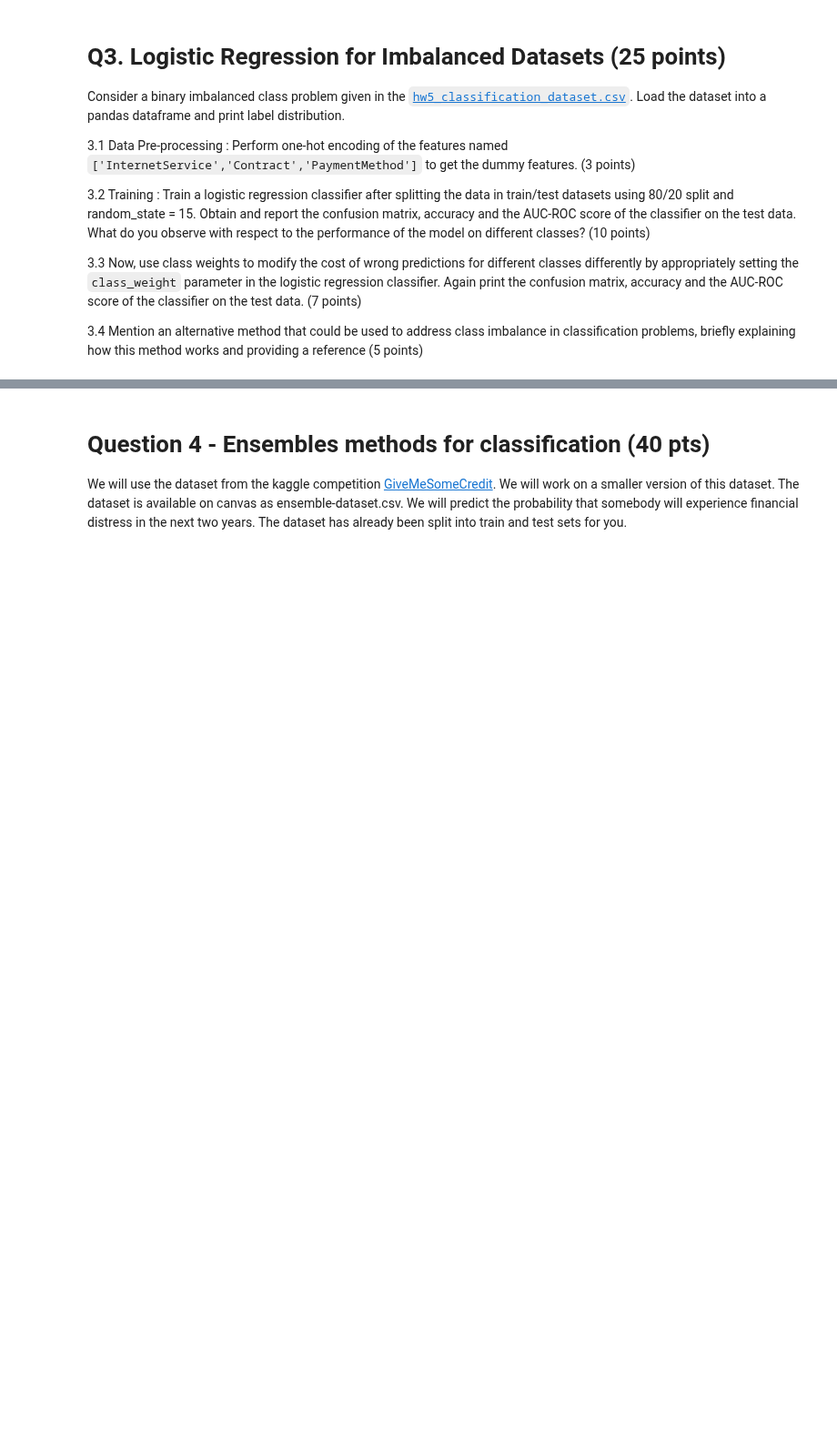
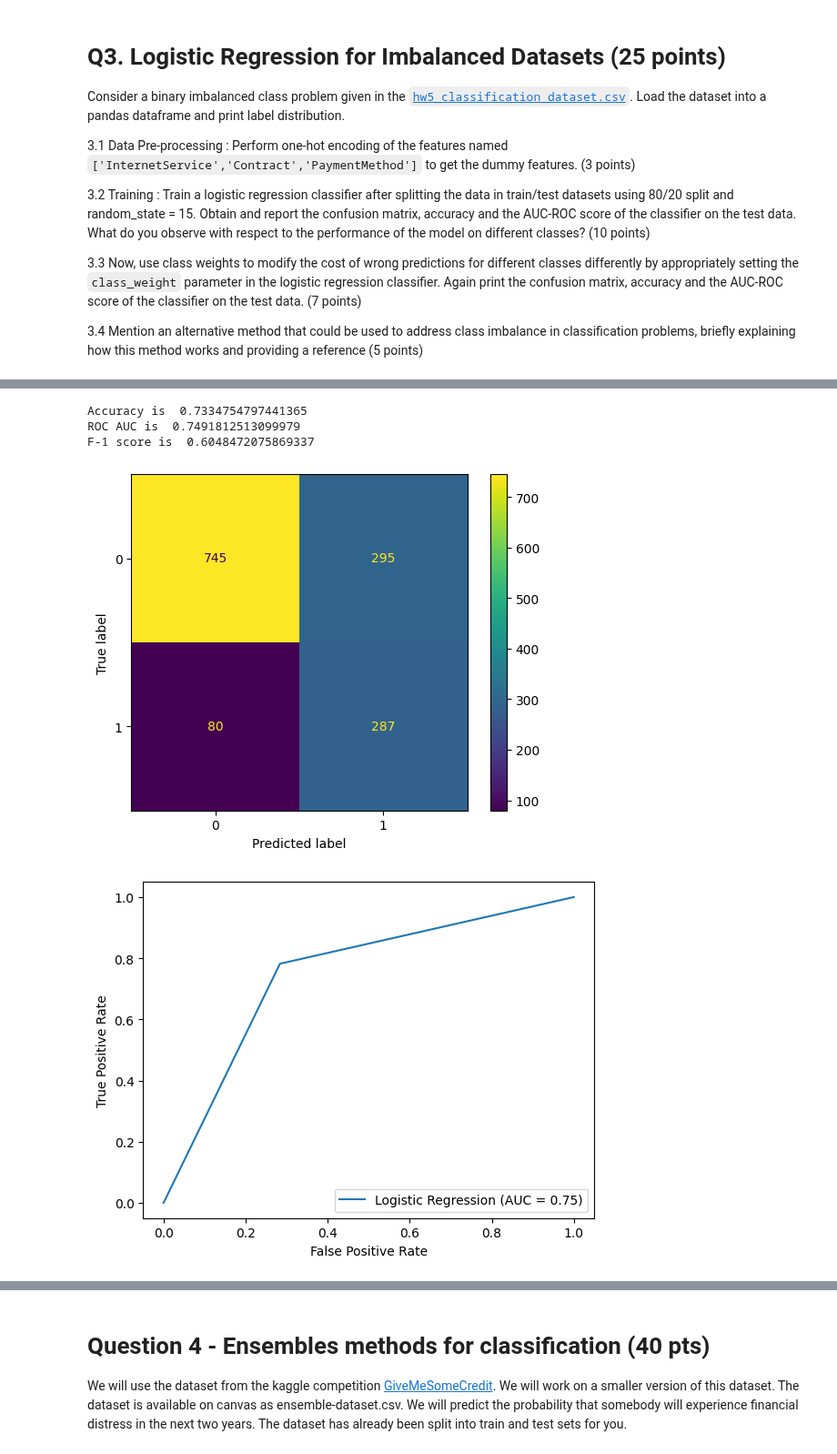
Before and after one commit to rreece15/ECE461P, a Jupyter notebook: Lab5/HW5.ipynb, the cells around one changed output, grey strips where cells are left out. Shown at 91% size. Drawn from its saved outputs; the diff is of its cells as text; code cells hidden in the pictures; blank space fills up the shorter version.

```diff
--- a/Lab5/HW5.ipynb
+++ b/Lab5/HW5.ipynb
@@ -170,0 +224,26 @@ from sklearn.metrics import f1_score, roc_auc_score
+# %%
+# 3.3 Now, use class weights to modify the cost of wrong predictions
+# for different classes differently by appropriately setting the
+# `class_weight` parameter in the logistic regression classifier.
+# Again print the confusion matrix, accuracy and the AUC-ROC score
+# of the classifier on the test data. (7 points)
+
+logreg = LogisticRegression(class_weight='balanced').fit(x_train, y_train)
+preds = logreg.predict(x_test)
+
+cm_disp = ConfusionMatrixDisplay(confusion_matrix = confusion_matrix(y_test, preds), display_labels=logreg.classes_)
+cm_disp.plot()
+
+fpr, tpr, thresholds = roc_curve(y_test, preds)
+roc_disp = RocCurveDisplay(fpr=fpr, tpr=tpr, roc_auc=auc(fpr, tpr), estimator_name='Logistic Regression')
+roc_disp.plot()
+
+print("Accuracy is ", accuracy_score(y_test, preds))
+print("ROC AUC is ", roc_auc_score(y_test, preds))
+print("F-1 score is ", f1_score(y_test, preds))
+# %% [output]
+Accuracy is  0.7334754797441365
+ROC AUC is  0.7491812513099979
+F-1 score is  0.6048472075869337
+[figure, added]
+[figure, added]
```
Also changed, not shown: parts of 8 cells of this notebook.
